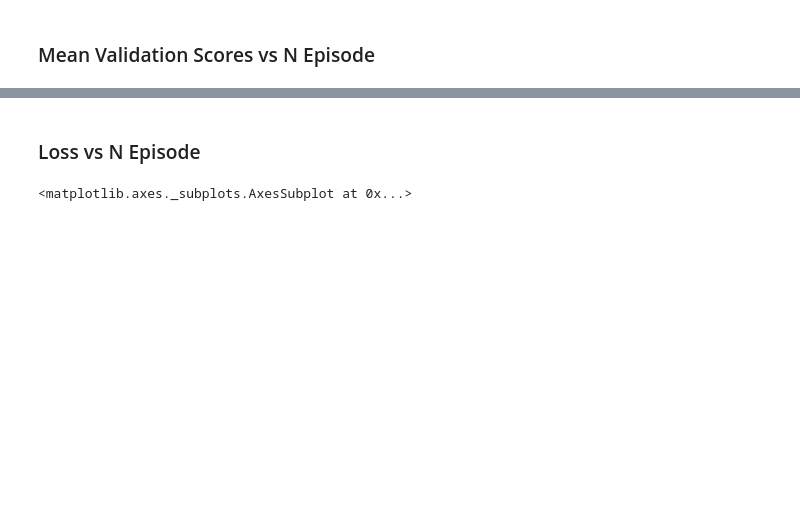
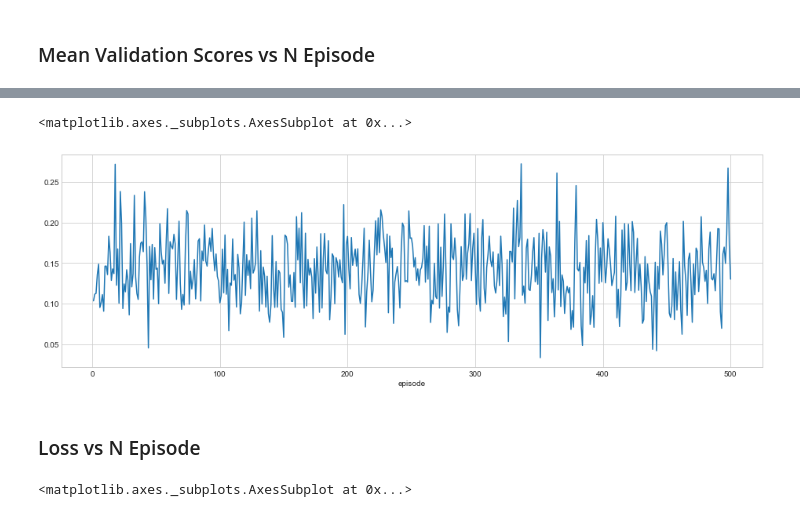
Before and after one commit to cosmicBboy/ml-research, a Jupyter notebook: deep_cash/analysis/rnn_cash_controller_experiment_analysis.ipynb, the cells around one changed output, grey strips where cells are left out. Saved outputs shown, nothing was run; the diff lists cells and outputs as text; code cells hidden in the pictures; blank space fills up the shorter version.

```diff
--- a/deep_cash/analysis/rnn_cash_controller_experiment_analysis.ipynb
+++ b/deep_cash/analysis/rnn_cash_controller_experiment_analysis.ipynb
@@ -32,3 +32,8 @@ plot_df.mean_validation_scores.plot(figsize=(16, 5))
+# %%
+plot_df.mean_rewards.plot(figsize=(16, 5))
+# %% [output]
+<matplotlib.axes._subplots.AxesSubplot at 0x...>
+[figure, added]
 # %% [markdown]
 ### Loss vs N Episode
 # %%
```
Also changed, not shown: parts of 10 cells of this notebook.
